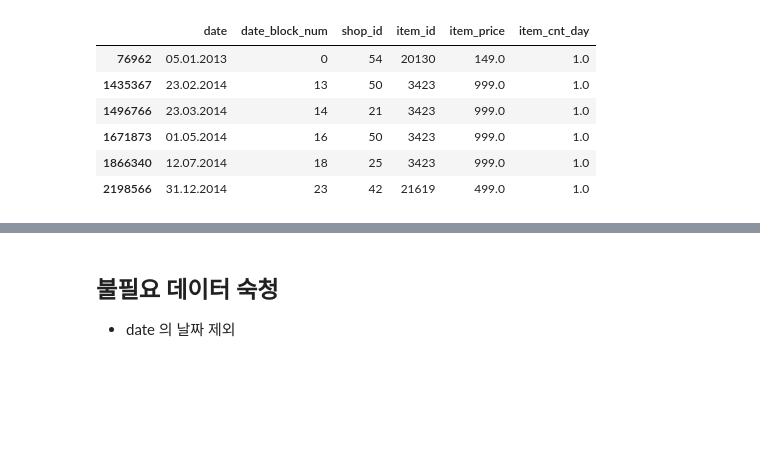
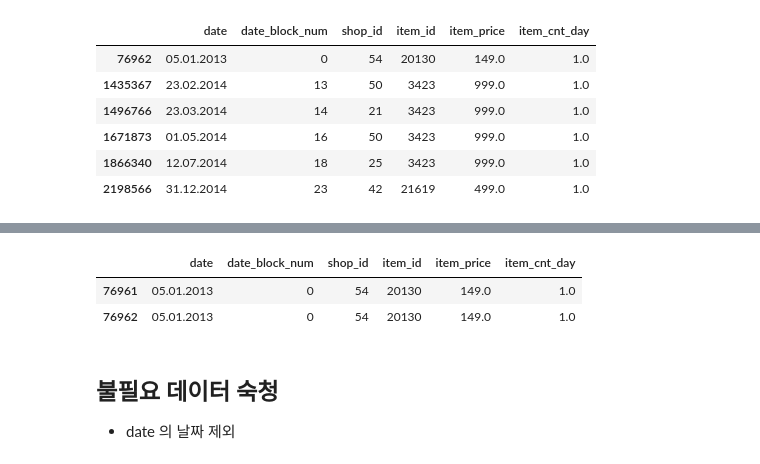
Before and after one commit to ittapa/AIFFEL-FILP-CODING, a Jupyter notebook: hackathon/01-kaggel-Future_Sales/01-project_vol1.ipynb, the cells around one changed output, grey strips where cells are left out. Drawn from its saved outputs; the diff is of its cells as text; code cells hidden in the pictures; blank space fills up the shorter version.

```diff
--- a/hackathon/01-kaggel-Future_Sales/01-project_vol1.ipynb
+++ b/hackathon/01-kaggel-Future_Sales/01-project_vol1.ipynb
@@ -177,5 +222,5 @@ origin_train[train.duplicated()]
 | 2198566 | 31.12.2014 | 23 | 42 | 21619 | 499.0 | 1.0 |
 # %%
 #trade[(trade['기간']=='2020년 03월')&(trade['국가명']=='중국')]
-origin_train[(origin_train['date'] == '05.01.2013')&orgin_train['shop_id']='54']
+origin_train[(origin_train['date'] == '05.01.2013')&(origin_train['shop_id']==54)&(origin_train['item_id']==20130)]
 # %% [output]
@@ -183,3 +227,6 @@ SyntaxError: invalid syntax (<ipython-input-47-7bc2c456763a>, line 2)
+|  | date | date_block_num | shop_id | item_id | item_price | item_cnt_day |
+| 76961 | 05.01.2013 | 0 | 54 | 20130 | 149.0 | 1.0 |
+| 76962 | 05.01.2013 | 0 | 54 | 20130 | 149.0 | 1.0 |
 # %% [markdown]
 ## 불필요 데이터 숙청
 - date 의 날짜 제외
```
Also changed, not shown: parts of 16 cells of this notebook, 1 other file.
